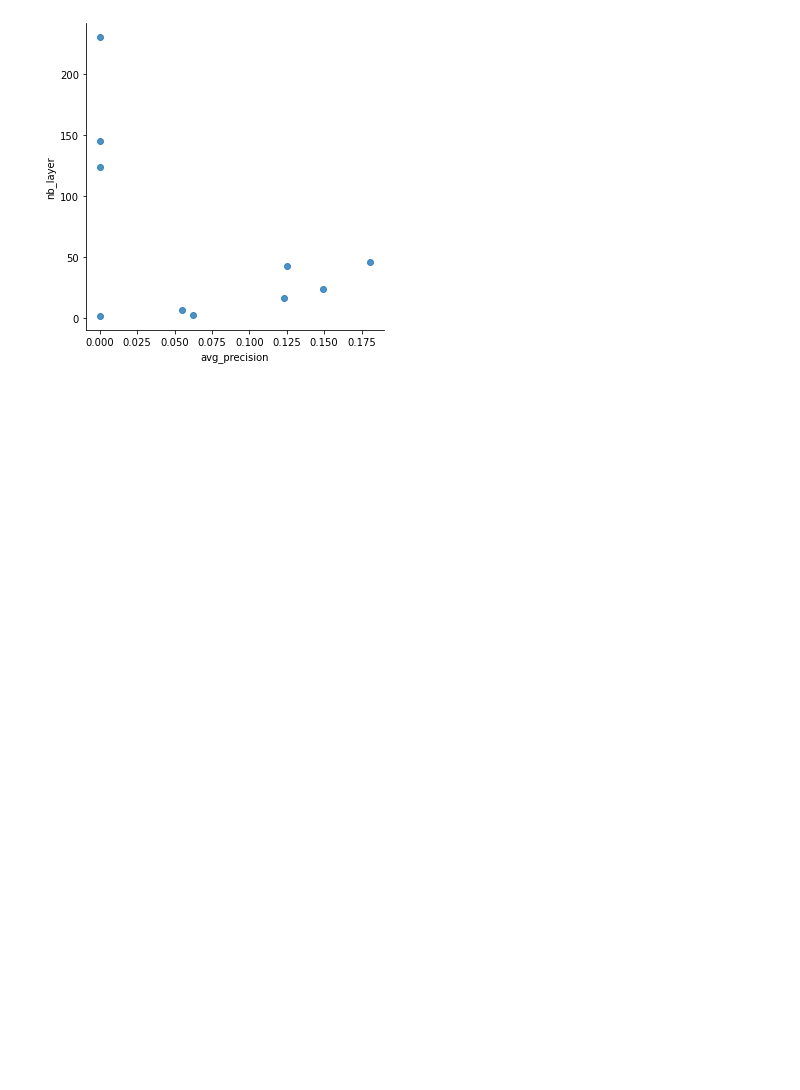
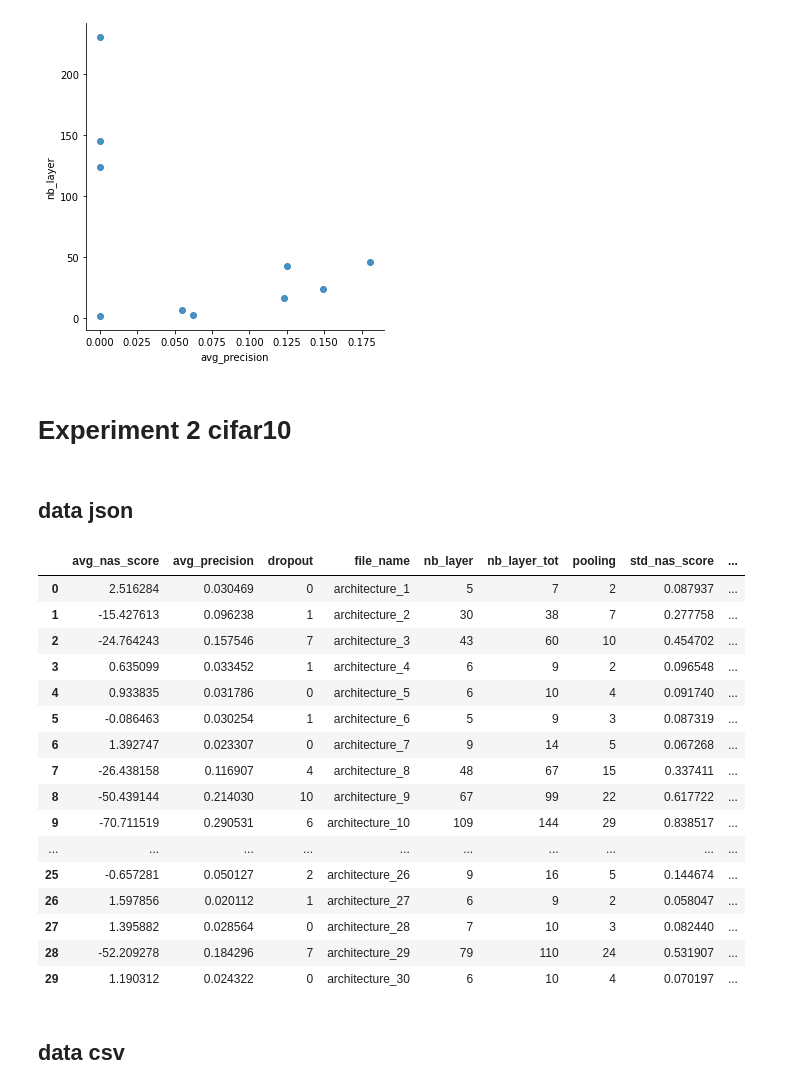
Before and after one commit to antgratia/CNNGenProject, a Jupyter notebook: stateMachineLanguage.generator/output/zenScore_Analysis.ipynb, the cells around one changed output. Drawn from its saved outputs; the diff is of its cells as text; code cells hidden in the pictures; blank space fills up the shorter version.

```diff
--- a/stateMachineLanguage.generator/output/zenScore_Analysis.ipynb
+++ b/stateMachineLanguage.generator/output/zenScore_Analysis.ipynb
@@ -159,3 +159,33 @@ sns.lmplot(
 # %% [output]
 <seaborn.axisgrid.FacetGrid at 0x...>
 [figure]
+# %% [markdown]
+# Experiment 2 cifar10
+# %%
+exp2_dir = "experiment_2/"
+# %% [markdown]
+## data json
+# %%
+df_exp2_json = pd.read_json (json_dir+exp2_dir+json_filename)
+# %%
+df_exp2_json
+# %% [output]
+|  | avg_nas_score | avg_precision | dropout | file_name | nb_layer | nb_layer_tot | pooling | std_nas_score | ... |
+| 0 | 2.516284 | 0.030469 | 0 | architecture_1 | 5 | 7 | 2 | 0.087937 | ... |
+| 1 | -15.427613 | 0.096238 | 1 | architecture_2 | 30 | 38 | 7 | 0.277758 | ... |
+| 2 | -24.764243 | 0.157546 | 7 | architecture_3 | 43 | 60 | 10 | 0.454702 | ... |
+| 3 | 0.635099 | 0.033452 | 1 | architecture_4 | 6 | 9 | 2 | 0.096548 | ... |
+| 4 | 0.933835 | 0.031786 | 0 | architecture_5 | 6 | 10 | 4 | 0.091740 | ... |
+| 5 | -0.086463 | 0.030254 | 1 | architecture_6 | 5 | 9 | 3 | 0.087319 | ... |
+| 6 | 1.392747 | 0.023307 | 0 | architecture_7 | 9 | 14 | 5 | 0.067268 | ... |
+| 7 | -26.438158 | 0.116907 | 4 | architecture_8 | 48 | 67 | 15 | 0.337411 | ... |
+| 8 | -50.439144 | 0.214030 | 10 | architecture_9 | 67 | 99 | 22 | 0.617722 | ... |
+| 9 | -70.711519 | 0.290531 | 6 | architecture_10 | 109 | 144 | 29 | 0.838517 | ... |
+| ... | ... | ... | ... | ... | ... | ... | ... | ... | ... |
+| 25 | -0.657281 | 0.050127 | 2 | architecture_26 | 9 | 16 | 5 | 0.144674 | ... |
+| 26 | 1.597856 | 0.020112 | 1 | architecture_27 | 6 | 9 | 2 | 0.058047 | ... |
+| 27 | 1.395882 | 0.028564 | 0 | architecture_28 | 7 | 10 | 3 | 0.082440 | ... |
+| 28 | -52.209278 | 0.184296 | 7 | architecture_29 | 79 | 110 | 24 | 0.531907 | ... |
+| 29 | 1.190312 | 0.024322 | 0 | architecture_30 | 6 | 10 | 4 | 0.070197 | ... |
+# %% [markdown]
+## data csv
```
Also changed, not shown: parts of 24 cells of this notebook, 7 other files.
